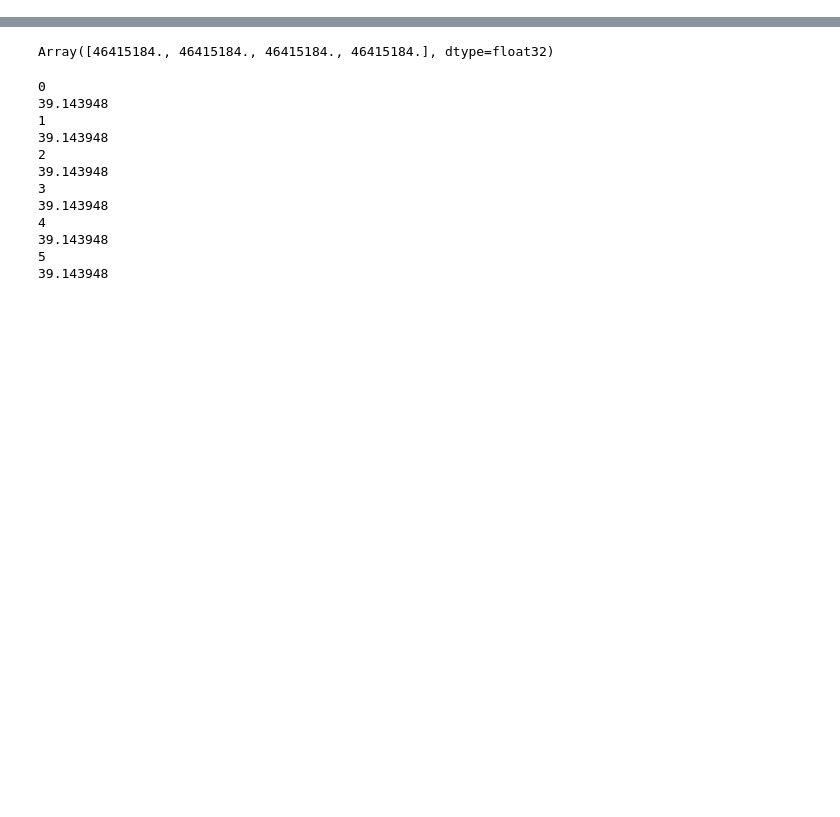
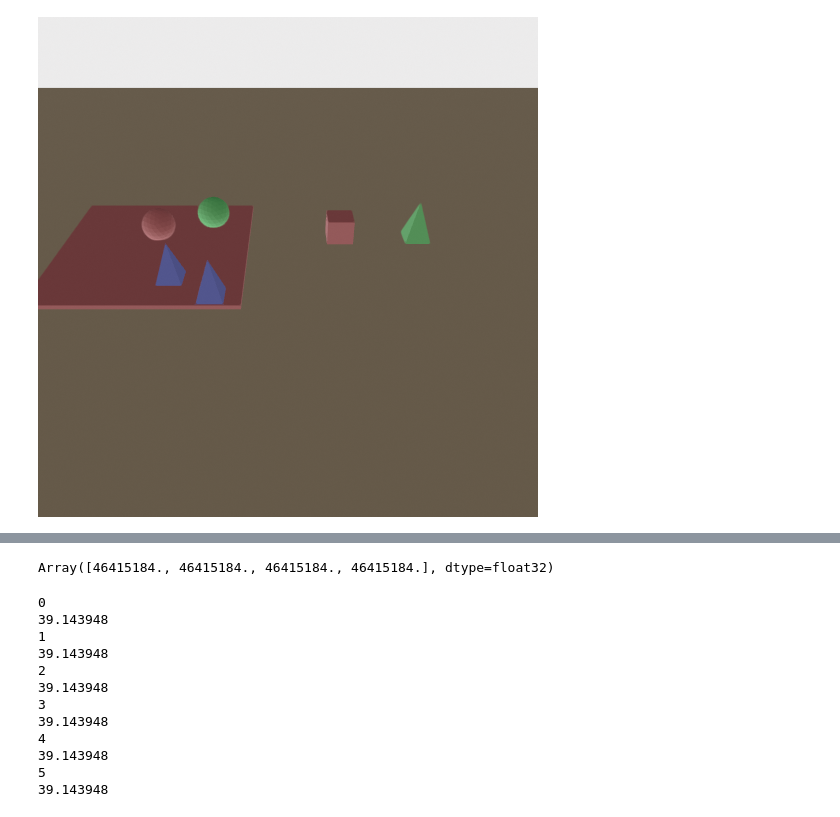
Before and after one commit to probcomp/bayes3d, a Jupyter notebook: experiments/tabletop/block_world.ipynb, the cells around one changed output, grey strips where cells are left out. Saved outputs shown, nothing was run; the diff lists cells and outputs as text; code cells hidden in the pictures; blank space fills up the shorter version.

```diff
--- a/experiments/tabletop/block_world.ipynb
+++ b/experiments/tabletop/block_world.ipynb
@@ -64,34 +63,36 @@ contact_poses_jit = jax.jit(
 
 # TODO: 4 different distinguishable colors
 # TODO: colored pad (make it an object)
 # Top down containment
 # TODO: Different shapes
 
-distinct_colors = b.distinct_colors(4)
+distinct_colors = b.distinct_colors(3)
 ids = jnp.array([0, 1, 2, 2, 3, 1, 2])
-color = jnp.array([0, 1, 2, 3, 0, 0, 1])
+color = jnp.array([0, 1, 2, 2, 0, 0, 1])
 contact_params = jnp.array([
     [-0.2, -0.2, 0.0],
     [0.3, -0.3, 0.0],
     [0.25, 0.2, 0.0],
     [0.4, 0.1, 0.0],
     [0.5, -0.1, 0.0],
     [0.5, -0.2, 0.0],
     [-0.5, -0.2, 0.0],
 ])
 poses = contact_plane @ contact_poses_parallel_jit(
     contact_params,
     3,
     renderer.model_box_dims[ids]
 )
 viz.clear()
 
 viz.make_trimesh(table_mesh, contact_plane, np.array([221, 174, 126, 255.0])/255.0)
 for i in range(len(poses)):
     viz.make_trimesh(renderer.meshes[ids[i]], poses[i], np.array([*distinct_colors[color[i]], 1.0]))
 
 rgbd = viz.capture_image(original_intrinsics, jnp.eye(4))
 np.savez("rgbd.npz",rgbd)
 b.get_rgb_image(rgbd.rgb)
+# %% [output]
+[figure, added]
 # %%
 rgbd_original = np.load("rgbd.npz",allow_pickle=True)["arr_0"].item()
```
Also changed, not shown: parts of 21 cells of this notebook, 1 other file.
